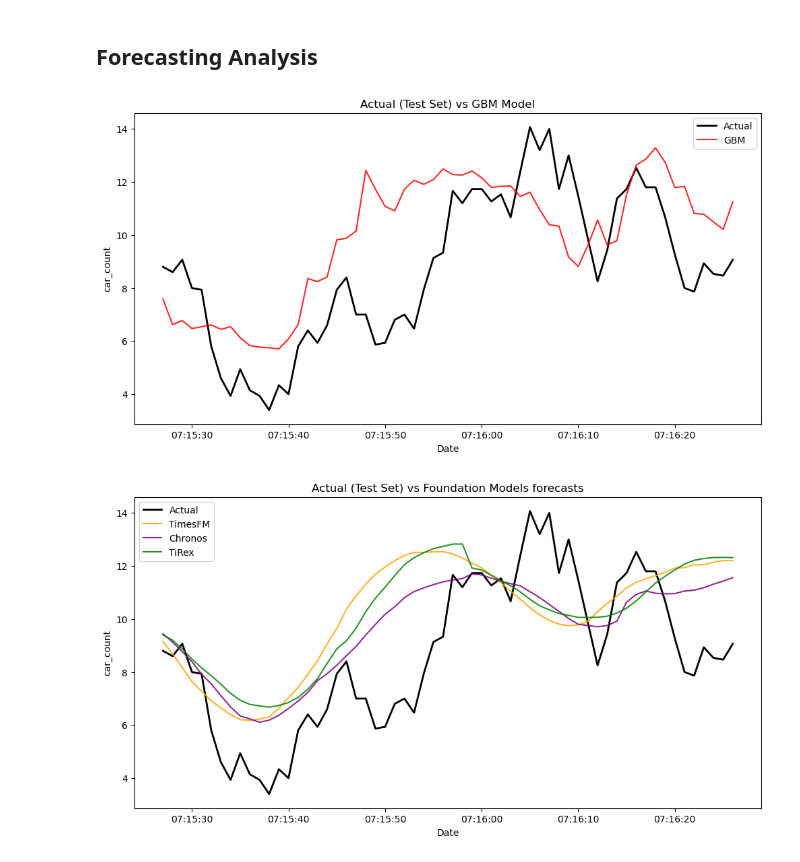
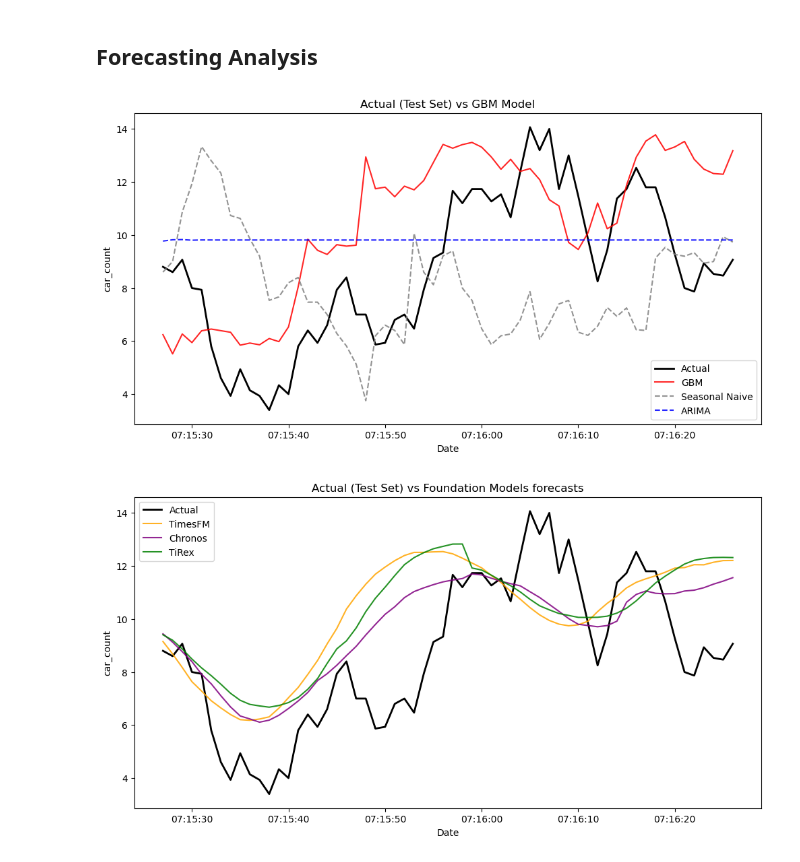
Before and after one commit to eropuo/unic-projects, a Jupyter notebook: final_year_project/project_rom_exp1.ipynb, the cells around one changed output. Drawn from its saved outputs; the diff is of its cells as text; code cells hidden in the pictures.

```diff
--- a/final_year_project/project_rom_exp1.ipynb
+++ b/final_year_project/project_rom_exp1.ipynb
@@ -337,7 +347,7 @@ best_model.save_model("gbm.cbm")
 # %%
 # model loading
 catboost = CatBoostRegressor()
-catboost.load_model("gbm.cbm")
+catboost.load_model("gbm_ro.cbm")
 # %% [output]
 <catboost.core.CatBoostRegressor at 0x...>
 # %%
@@ -376,6 +397,7 @@ reuse the same `car_count_lag_60` column already built on the full series
 # %%
 # naive baseline
 naive_pred = test_df["car_count_lag_60"].values.astype(np.float32)
+test_df['pred_naive'] = naive_pred
 
 mask_naive = ~np.isnan(naive_pred) & (np.abs(y_test) > eps)
 
@@ -521,15 +565,6 @@ train_data = TimeSeriesDataFrame.from_data_frame(
     id_column="item_id",
     timestamp_column="dt"
 )
-
-test_df = test_df.copy()
-test_df["item_id"] = "car_count"
-
-test_data = TimeSeriesDataFrame.from_data_frame(
-    test_df,
-    id_column="item_id",
-    timestamp_column="dt"
-)
 # %% [markdown]
 <hr>
 # %%
@@ -618,0 +639,27 @@ model = TimeSeriesPredictor(
+# %%
+FT_PATH = "saved_models/chronos2_lora"
+
+if os.path.exists(FT_PATH):
+    # loading tuned Chronos model
+    model_ft = TimeSeriesPredictor.load(FT_PATH)
+else: # fine-tuning and saving
+    t0 = time.perf_counter()
+    model_ft = TimeSeriesPredictor(
+        prediction_length=horizon,
+        target="car_count",
+        freq="S",
+        path=FT_PATH,
+        verbosity=3, # prints training and validation loss
+    ).fit(
+        train_data,
+        skip_model_selection=False, # creates validation window
+        num_val_windows=1,
+        hyperparameters={
+            "Chronos2": {"fine_tune": True,
+                         "fine_tune_mode": "lora",
+                         "ag_args": {"name_suffix": "FineTuned"},
+                         "fine_tune_context_length": 4096,
+                         "eval_during_fine_tune": True}}, # keeps the best checkpoint by validation loss
+        presets="chronos2",
+    )
+    print(f"fine-tuning took {time.perf_counter() - t0:.0f} s")
@@ -697,14 +774,16 @@ display(metrics)
 # %%
 plt.figure(figsize=(12, 6))
 plt.plot(test_df['dt'], y_test, label='Actual', c='0', linewidth=2)
 plt.plot(test_df['dt'], test_df['pred_gbm'], label='GBM', c='red', alpha=0.85)
+plt.plot(test_df['dt'], test_df["pred_naive"], label="Seasonal Naive", c="gray", alpha=0.85, linestyle="--")
+plt.plot(test_df['dt'], test_df["pred_arima"], label="ARIMA", c="blue", alpha=0.85, linestyle="--")
 plt.title('Actual (Test Set) vs GBM Model')
 plt.xlabel('Date')
 plt.ylabel('car_count')
 plt.legend()
 plt.show()
 # %% [output]
-[figure, old version]
+[figure, new version]
 # %%
 plt.figure(figsize=(12, 6))
 plt.plot(test_df['dt'], y_test, label='Actual', c='0', linewidth=2)
```
Also changed, not shown: parts of 33 cells of this notebook, 1 other file.
